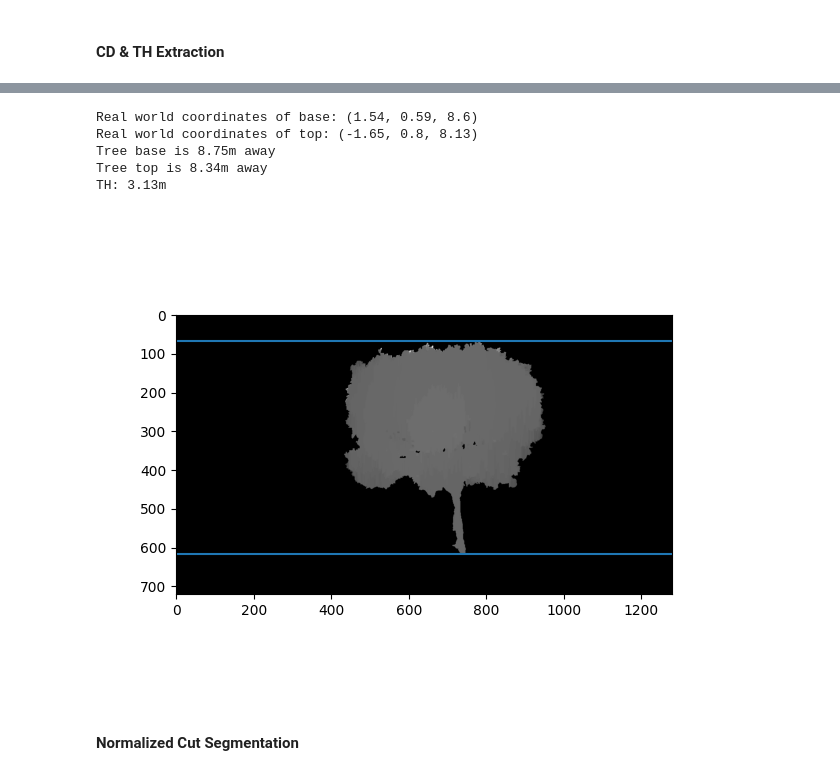
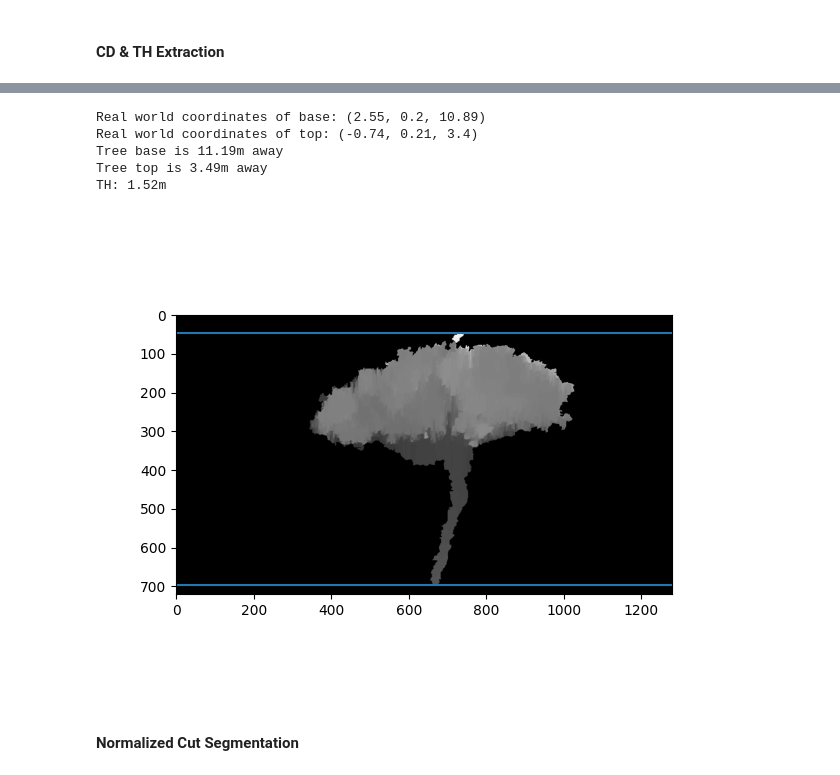
Before and after one commit to kiplimock/image-processing, a Jupyter notebook: disparity.ipynb, the cells around one changed output, grey strips where cells are left out. Cells and saved outputs as stored; diff of their text form; code cells hidden in the pictures.

```diff
--- a/disparity.ipynb
+++ b/disparity.ipynb
@@ -275,7 +281,7 @@ def computeDepthMap(imgL, imgR, mask):
     imgR = cv2.GaussianBlur(imgR, (5,5), 0)
 
     # read camera data
-    data = cv2.FileStorage('stereo_params.yml', cv2.FILE_STORAGE_READ)
+    data = cv2.FileStorage('stereo_params_v2.yml', cv2.FILE_STORAGE_READ)
     keys = ["K1", "K2", "D1", "D2", "R1", "R2", "P1", "P2", "T"]
     [K1, K2, D1, D2, R1, R2, P1, P2, T] = [data.getNode(key).mat() for key in keys]
 
@@ -454,0 +442,14 @@ def show_dbh(image, measured_dbh):
+# %%
+# ------------------------------------- #
+# LOAD IMAGES
+# ------------------------------------- #
+imgL = cv2.imread('full_trees/left_10.png', 0)
+imgR = cv2.imread('full_trees/right_10.png', 0)
+mask = cv2.imread('full_trees/masks/mask_10.png', 0)
+
+depth = computeDepthMap(imgL, imgR, mask)
+
+plt.close()
+plt.figure(figsize=(10,4))
+plt.imshow(depth, 'gray')
+plt.show()
@@ -537,15 +540,15 @@ def compute_th(image, baseline=0.129, f=1438):
     plt.hlines([base[0], top[0]], 0, 1279)
     plt.show()
 # %%
-whole_depth = cv2.imread('area/masked/masked_10.png', 0)
-compute_th(whole_depth)
+# whole_depth = cv2.imread('area/masked/masked_10.png', 0)
+compute_th(depth)
 # %% [output]
-Real world coordinates of base: (1.54, 0.59, 8.6)
-Real world coordinates of top: (-1.65, 0.8, 8.13)
-Tree base is 8.75m away
-Tree top is 8.34m away
-TH: 3.13m
+Real world coordinates of base: (2.55, 0.2, 10.89)
+Real world coordinates of top: (-0.74, 0.21, 3.4)
+Tree base is 11.19m away
+Tree top is 3.49m away
+TH: 1.52m
-[figure, old version]
+[figure, new version]
 # %% [markdown]
 #### Normalized Cut Segmentation
 # %%
```
Also changed, not shown: parts of 13 cells of this notebook, 3 other files.
